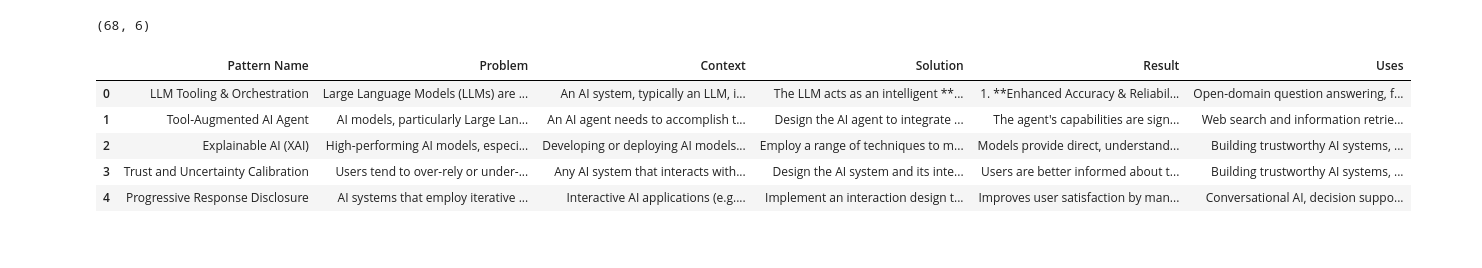
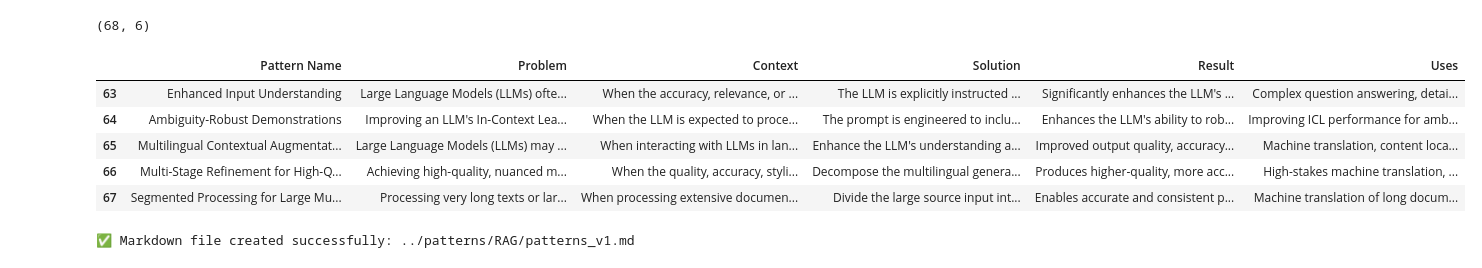
Before and after one commit to HasinthakaPiyumal/AI-Pattern-Mining-Project, a Jupyter notebook: notebooks/03. Clusters Summarization.ipynb, the cells around one changed output. Drawn from its saved outputs; the diff is of its cells as text; code cells hidden in the pictures.

```diff
--- a/notebooks/03. Clusters Summarization.ipynb
+++ b/notebooks/03. Clusters Summarization.ipynb
@@ -6,7 +6,7 @@ import getpass,os
 from langchain.chat_models import init_chat_model
 from ai_patterns_mining import parse_json_safe
 # %%
-data = pd.read_csv('./clustered_dataset/umap_clustered_dataset_iter_01_v2.csv')
+data = pd.read_csv('./clustered_dataset/umap_clustered_dataset_iter_02.csv')
 # %%
 data.head()
 # %% [output]
@@ -145,7 +145,7 @@ Here is the summarized patterns:
 """
 # %%
 def save_log_summarization(cluster_id, group, summary, verification_result,is_final=False):
-    with open('./logs/summarization_log_iter_01.txt', 'a') as f:
+    with open('./logs/summarization_log_iter_03.txt', 'a') as f:
 
         f.write(f"Cluster {cluster_id}\n")
         f.write("="*100 + "\n\n")
@@ -192,6 +192,33 @@ def summarize_cluster(cluster_df,retry_count=0,suggestions="",iter=False):
     if retry_count>0:
         _prompt = _prompt.replace("+++",suggestions)
     prompt = _prompt.format(cluster_data=cluster_data)
+    if cluster_df.shape[0]<2:
+        print(f" - Only one pattern in cluster {cluster_df['cluster'].iloc[0]}. Skipping summarization.")
+        single_pattern = {
+            "patterns": [
+                {
+                    "Pattern Name": cluster_df['Pattern Name'].iloc[0],
+                    "Problem": cluster_df['Problem'].iloc[0],
+                    "Context": cluster_df['Context'].iloc[0],
+                    "Solution": cluster_df['Solution'].iloc[0],
+                    "Result": cluster_df['Result'].iloc[0],
+                    "Uses": cluster_df['Uses'].iloc[0]
+                }
+            ],
+            "thinkings": "Only one pattern present; no summarization needed."
+        }
+        save_log_summarization(
+            cluster_id=cluster_df['cluster'].iloc[0],
+            group=cluster_df,
+            summary=single_pattern,
+            verification_result={
+                "is_valid": True,
+                "issues": "",
+                "suggestions": ""
+            },
+            is_final=True
+        )
+        return single_pattern
     response = llm.invoke(prompt)
     verification = verify_summarization(cluster_df, json.dumps(parse_json_safe(response.content,delimiter='{}'),indent=2))
     summarization = parse_json_safe(response.content,delimiter='{}')
@@ -267,14 +299,14 @@ summarize_df.shape
 # %% [output]
 (68, 6)
 # %%
-summarize_df.head()
+summarize_df.tail()
 # %% [output]
 |  | Pattern Name | Problem | Context | Solution | Result | Uses |
-| 0 | LLM Tooling & Orchestration | Large Language Models (LLMs) are ... | An AI system, typically an LLM, i... | The LLM acts as an intelligent **... | 1. **Enhanced Accuracy & Reliabil... | Open-domain question answering, f... |
-| 1 | Tool-Augmented AI Agent | AI models, particularly Large Lan... | An AI agent needs to accomplish t... | Design the AI agent to integrate ... | The agent's capabilities are sign... | Web search and information retrie... |
-| 2 | Explainable AI (XAI) | High-performing AI models, especi... | Developing or deploying AI models... | Employ a range of techniques to m... | Models provide direct, understand... | Building trustworthy AI systems, ... |
-| 3 | Trust and Uncertainty Calibration | Users tend to over-rely or under-... | Any AI system that interacts with... | Design the AI system and its inte... | Users are better informed about t... | Building trustworthy AI systems, ... |
-| 4 | Progressive Response Disclosure | AI systems that employ iterative ... | Interactive AI applications (e.g.... | Implement an interaction design t... | Improves user satisfaction by man... | Conversational AI, decision suppo... |
+| 63 | Enhanced Input Understanding | Large Language Models (LLMs) ofte... | When the accuracy, relevance, or ... | The LLM is explicitly instructed ... | Significantly enhances the LLM's ... | Complex question answering, detai... |
+| 64 | Ambiguity-Robust Demonstrations | Improving an LLM's In-Context Lea... | When the LLM is expected to proce... | The prompt is engineered to inclu... | Enhances the LLM's ability to rob... | Improving ICL performance for amb... |
+| 65 | Multilingual Contextual Augmentat... | Large Language Models (LLMs) may ... | When interacting with LLMs in lan... | Enhance the LLM's understanding a... | Improved output quality, accuracy... | Machine translation, content loca... |
+| 66 | Multi-Stage Refinement for High-Q... | Achieving high-quality, nuanced m... | When the quality, accuracy, styli... | Decompose the multilingual genera... | Produces higher-quality, more acc... | High-stakes machine translation, ... |
+| 67 | Segmented Processing for Large Mu... | Processing very long texts or lar... | When processing extensive documen... | Divide the large source input int... | Enables accurate and consistent p... | Machine translation of long docum... |
 # %%
 import json
 
@@ -306,0 +335,4 @@ json_to_collapsible_md("./summarized_patterns/summarized_patterns_iter_02_v0.2.j
+# %%
+json_to_collapsible_md("./summarized_patterns/summarized_patterns_iter_02_v0.2.json", "../patterns/RAG/patterns_v1.md")
+# %% [output]
+✅ Markdown file created successfully: ../patterns/RAG/patterns_v1.md
```
Also changed, not shown: parts of 4 cells of this notebook, 5 other files.
